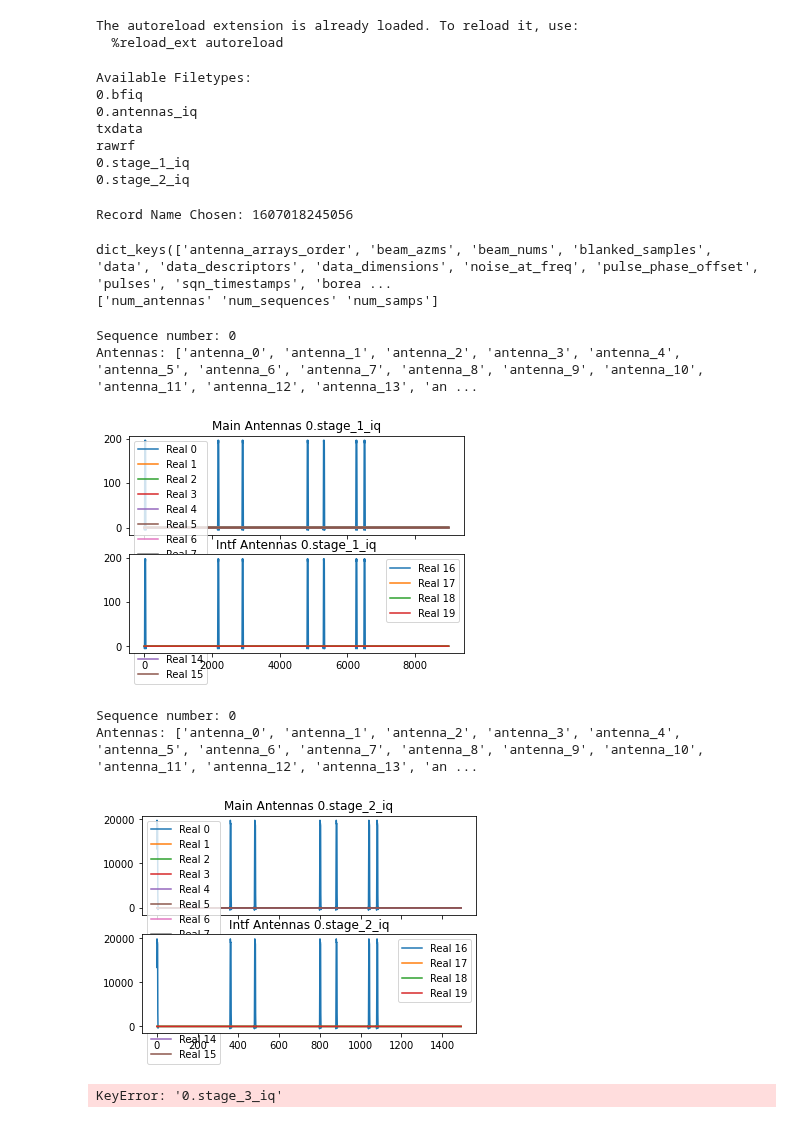
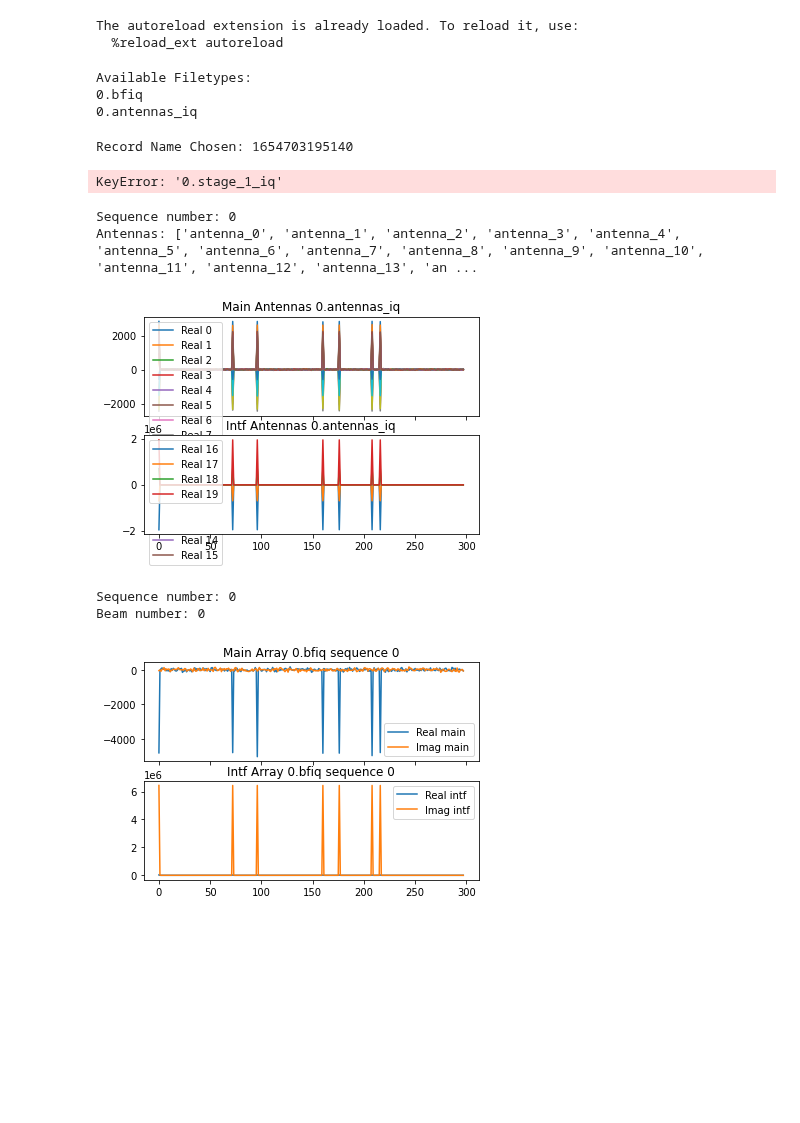
Before and after one commit to SuperDARNCanada/borealis, a Jupyter notebook: tools/testing_utils/loopback-tests/loopback-test.ipynb, the cells around one changed output. Drawn from its saved outputs; the diff is of its cells as text; code cells hidden in the pictures; blank space fills up the shorter version.

```diff
--- a/tools/testing_utils/loopback-tests/loopback-test.ipynb
+++ b/tools/testing_utils/loopback-tests/loopback-test.ipynb
@@ -30,7 +30,7 @@ from plotting_borealis_data_utils import *
 The autoreload extension is already loaded. To reload it, use:
   %reload_ext autoreload
 # %%
-filename = '/home/marci/data/sigpy-testing/20201203.1757.15.inv.0.antennas_iq.hdf5.site'
+filename = '/home/radar/loopback_test_data/20220608.1546.00.sas.0.antennas_iq.hdf5.site'
 data_file = os.path.basename(filename)
 data_directory = os.path.dirname(filename) # get directory outside of the data (/data/borealis_data)
 
@@ -62,7 +62,7 @@ else:
     type_of_file = slice_id_number + '.' + type_of_file
 
 
-output_samples_filetype = slice_id_number + ".antennas_iq"
+antennas_iq_filetype = slice_id_number + ".antennas_iq"
 bfiq_filetype = slice_id_number + ".bfiq"
 stage_1_filetype = slice_id_number + ".stage_1_iq"
 stage_2_filetype = slice_id_number + ".stage_2_iq"
@@ -70,7 +70,8 @@ stage_3_filetype = slice_id_number + ".stage_3_iq"
 # stage 4 = output_samples_iq so unnecessary
 rawrf_filetype = "rawrf"
 tx_filetype = "txdata"
-file_types_avail = [bfiq_filetype, output_samples_filetype, tx_filetype, rawrf_filetype,
+output_samples_filetype = "" # Added to remove exception further down
+file_types_avail = [bfiq_filetype, tx_filetype, rawrf_filetype, antennas_iq_filetype,
                     stage_1_filetype, stage_2_filetype, stage_3_filetype]
 
 if type_of_file not in file_types_avail:
@@ -94,10 +95,6 @@ for file_type in list(file_types_avail):  # copy of file_types_avail so we can m
 Available Filetypes:
 0.bfiq
 0.antennas_iq
-txdata
-rawrf
-0.stage_1_iq
-0.stage_2_iq
 # %%
 # Choose a record from the provided file, and get that record for each filetype to analyze side by side.
 # Also reshaping data to correct dimensions - if there is a problem with reshaping, we will also not use that record.
@@ -141,32 +138,30 @@ while not good_record_found:
 if bfiq_filetype not in file_types_avail:
     raise Exception('BFIQ data is required to do tests and could not be loaded.')
 # %% [output]
-Record Name Chosen: 1607018245056
+Record Name Chosen: 1654703195140
 # %%
 print(record_data[stage_1_filetype].keys())
 print(record_data[stage_1_filetype]['data_descriptors'])
 # %% [output]
-dict_keys(['antenna_arrays_order', 'beam_azms', 'beam_nums', 'blanked_samples', 'data', 'data_descriptors', 'data_dimensions', 'noise_at_freq', 'pulse_phase_offset', 'pulses', 'sqn_timestamps', 'borea ...
-['num_antennas' 'num_sequences' 'num_samps']
+KeyError: '0.stage_1_iq'
 # %%
-plot_output_samples_iq_data(record_data[stage_1_filetype], stage_1_filetype)
-plot_output_samples_iq_data(record_data[stage_2_filetype], stage_2_filetype)
-plot_output_samples_iq_data(record_data[stage_3_filetype], stage_3_filetype)
-plot_output_samples_iq_data(record_data[output_samples_filetype], output_samples_filetype)
+# plot_output_samples_iq_data(record_data[stage_1_filetype], stage_1_filetype)
+# plot_output_samples_iq_data(record_data[stage_2_filetype], stage_2_filetype)
+# plot_output_samples_iq_data(record_data[stage_3_filetype], stage_3_filetype)
+plot_antennas_iq_data(record_data[antennas_iq_filetype], antennas_iq_filetype)
 
 
 plot_bf_iq_data(record_data[bfiq_filetype], bfiq_filetype)
 
 # We should see pulses in loopback data. We should see only noise perhaps with some leakage
 # if a channel is not connected (i.e. intf channels in loopback tests)
 # %% [output]
 Sequence number: 0
 Antennas: ['antenna_0', 'antenna_1', 'antenna_2', 'antenna_3', 'antenna_4', 'antenna_5', 'antenna_6', 'antenna_7', 'antenna_8', 'antenna_9', 'antenna_10', 'antenna_11', 'antenna_12', 'antenna_13', 'an ...
-[figure, old version]
+[figure, new version]
 Sequence number: 0
-Antennas: ['antenna_0', 'antenna_1', 'antenna_2', 'antenna_3', 'antenna_4', 'antenna_5', 'antenna_6', 'antenna_7', 'antenna_8', 'antenna_9', 'antenna_10', 'antenna_11', 'antenna_12', 'antenna_13', 'an ...
+Beam number: 0
-[figure, old version]
+[figure, new version]
-KeyError: '0.stage_3_iq'
 # %%
 #print(record_data[tx_filetype]['dm_rate'])
 # %%
```
Also changed, not shown: parts of 2 cells of this notebook, 1 other file.
